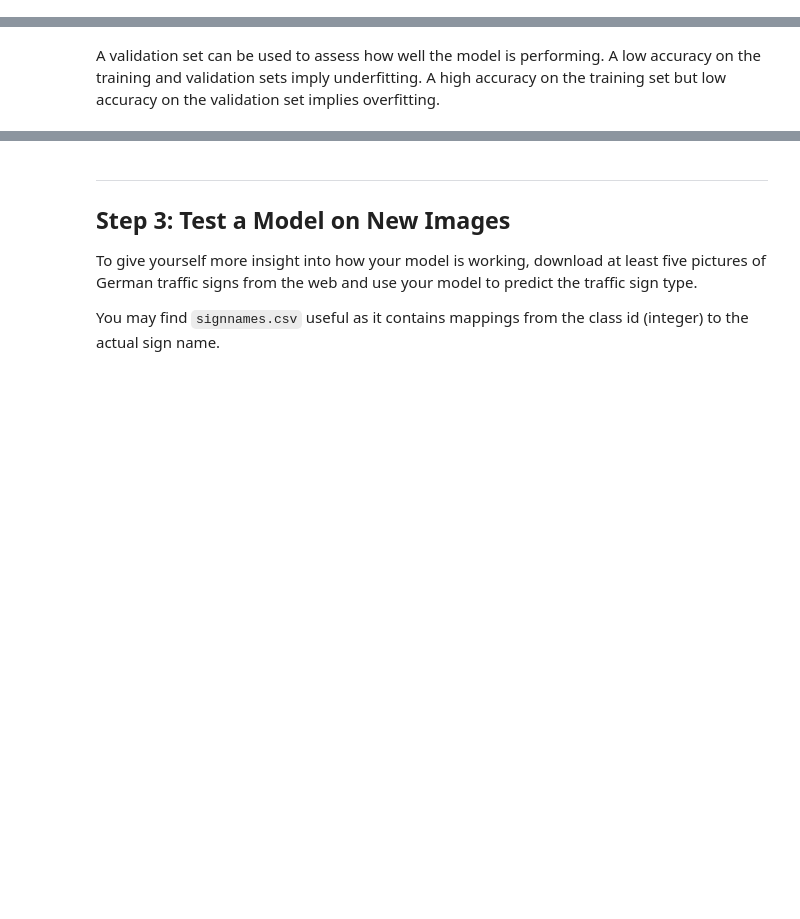
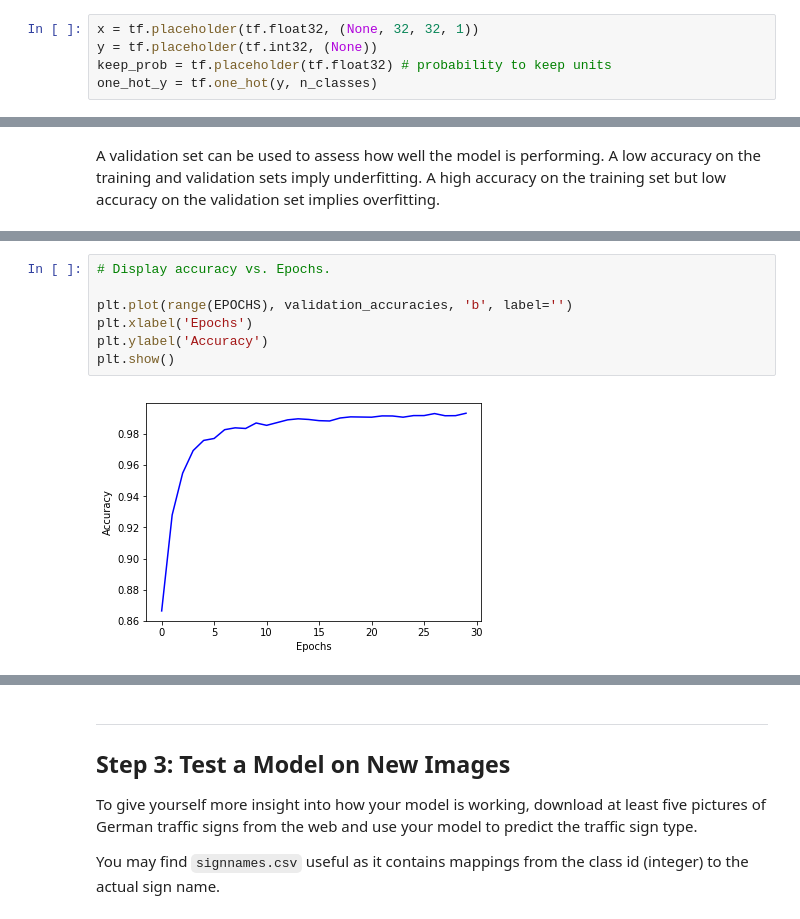
Before and after one commit to ldesegur/CarND-Traffic-Sign-Classifier-Project, a Jupyter notebook: Traffic_Sign_Classifier.ipynb, the cells around one changed output, grey strips where cells are left out. Cells and saved outputs as stored; diff of their text form; blank space fills up the shorter version.

```diff
--- a/Traffic_Sign_Classifier.ipynb
+++ b/Traffic_Sign_Classifier.ipynb
@@ -522,3 +619,8 @@ train_step = optimizer.minimize(loss=loss_function)
+# %%
+x = tf.placeholder(tf.float32, (None, 32, 32, 1))
+y = tf.placeholder(tf.int32, (None))
+keep_prob = tf.placeholder(tf.float32) # probability to keep units
+one_hot_y = tf.one_hot(y, n_classes)
 # %% [markdown]
 ### Train, Validate and Test the Model
 # %% [markdown]
@@ -590,0 +723,9 @@ EPOCH 3 ...
+# %%
+# Display accuracy vs. Epochs.
+
+plt.plot(range(EPOCHS), validation_accuracies, 'b', label='')
+plt.xlabel('Epochs')
+plt.ylabel('Accuracy')
+plt.show()
+# %% [output]
+[figure, added]
```
Also changed, not shown: parts of 50 cells of this notebook, 16 other files.
